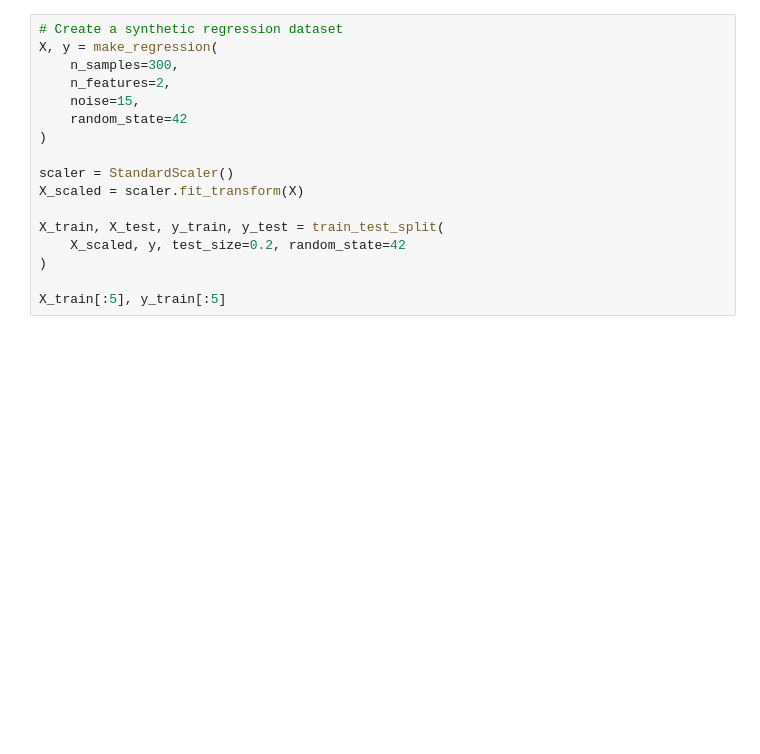
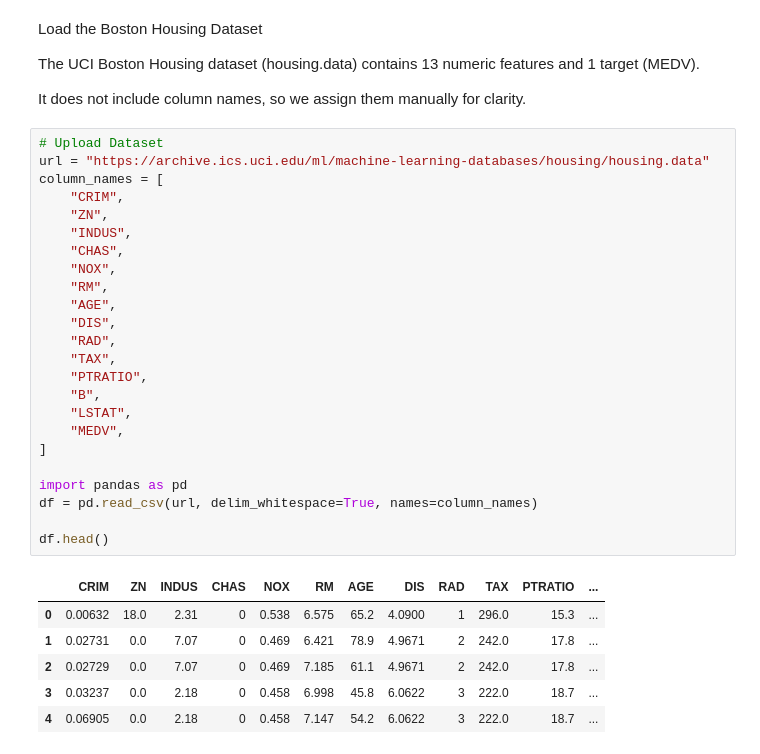
Before and after one commit to gwenfitz/fitzsimmons-cmor-438, a Jupyter notebook: notebooks/supervised_learning/Gradient Descent/gradient_descent_example.ipynb, the cells around one changed output. Drawn from its saved outputs; the diff is of its cells as text; blank space fills up the shorter version.

```diff
--- a/notebooks/supervised_learning/Gradient Descent/gradient_descent_example.ipynb
+++ b/notebooks/supervised_learning/Gradient Descent/gradient_descent_example.ipynb
@@ -14,17 +23,37 @@ ModuleNotFoundError: No module named 'sklearn'
+# %% [markdown]
+Load the Boston Housing Dataset
+
+The UCI Boston Housing dataset (housing.data) contains 13 numeric features and 1 target (MEDV).
+
+It does not include column names, so we assign them manually for clarity.
 # %%
-# Create a synthetic regression dataset
-X, y = make_regression(
-    n_samples=300,
-    n_features=2,
-    noise=15,
-    random_state=42
-)
+# Upload Dataset
+url = "https://archive.ics.uci.edu/ml/machine-learning-databases/housing/housing.data"
+column_names = [
+    "CRIM",
+    "ZN",
+    "INDUS",
+    "CHAS",
+    "NOX",
+    "RM",
+    "AGE",
+    "DIS",
+    "RAD",
+    "TAX",
+    "PTRATIO",
+    "B",
+    "LSTAT",
+    "MEDV",
+]
 
-scaler = StandardScaler()
-X_scaled = scaler.fit_transform(X)
+import pandas as pd
+df = pd.read_csv(url, delim_whitespace=True, names=column_names)
 
-X_train, X_test, y_train, y_test = train_test_split(
-    X_scaled, y, test_size=0.2, random_state=42
-)
-
-X_train[:5], y_train[:5]
+df.head()
+# %% [output]
+|  | CRIM | ZN | INDUS | CHAS | NOX | RM | AGE | DIS | RAD | TAX | PTRATIO | ... |
+| 0 | 0.00632 | 18.0 | 2.31 | 0 | 0.538 | 6.575 | 65.2 | 4.0900 | 1 | 296.0 | 15.3 | ... |
+| 1 | 0.02731 | 0.0 | 7.07 | 0 | 0.469 | 6.421 | 78.9 | 4.9671 | 2 | 242.0 | 17.8 | ... |
+| 2 | 0.02729 | 0.0 | 7.07 | 0 | 0.469 | 7.185 | 61.1 | 4.9671 | 2 | 242.0 | 17.8 | ... |
+| 3 | 0.03237 | 0.0 | 2.18 | 0 | 0.458 | 6.998 | 45.8 | 6.0622 | 3 | 222.0 | 18.7 | ... |
+| 4 | 0.06905 | 0.0 | 2.18 | 0 | 0.458 | 7.147 | 54.2 | 6.0622 | 3 | 222.0 | 18.7 | ... |
```
Also changed, not shown: parts of 25 cells of this notebook.
